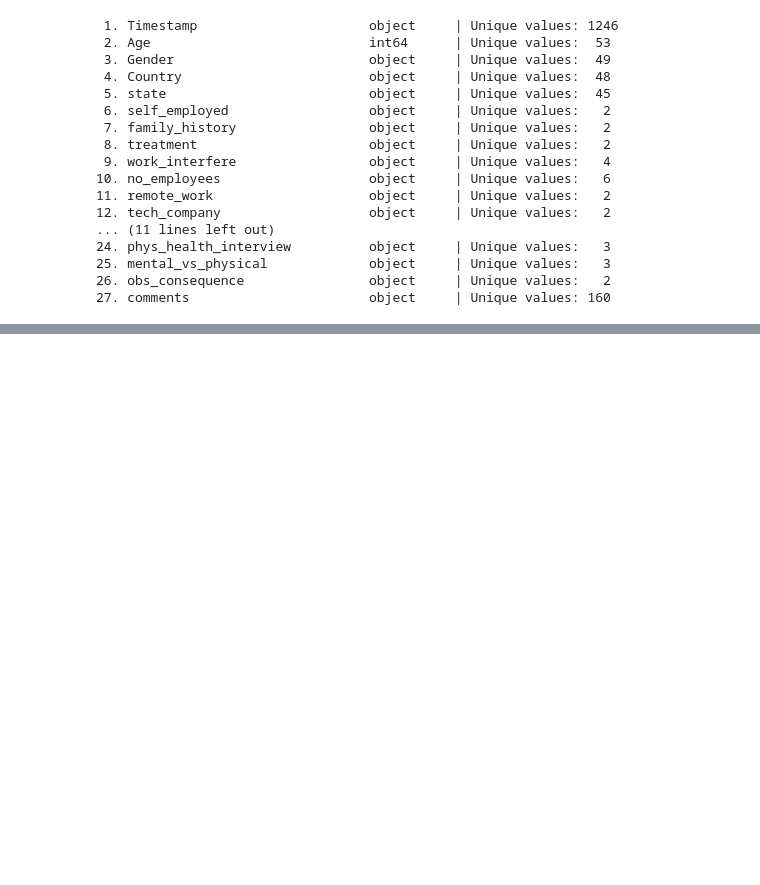
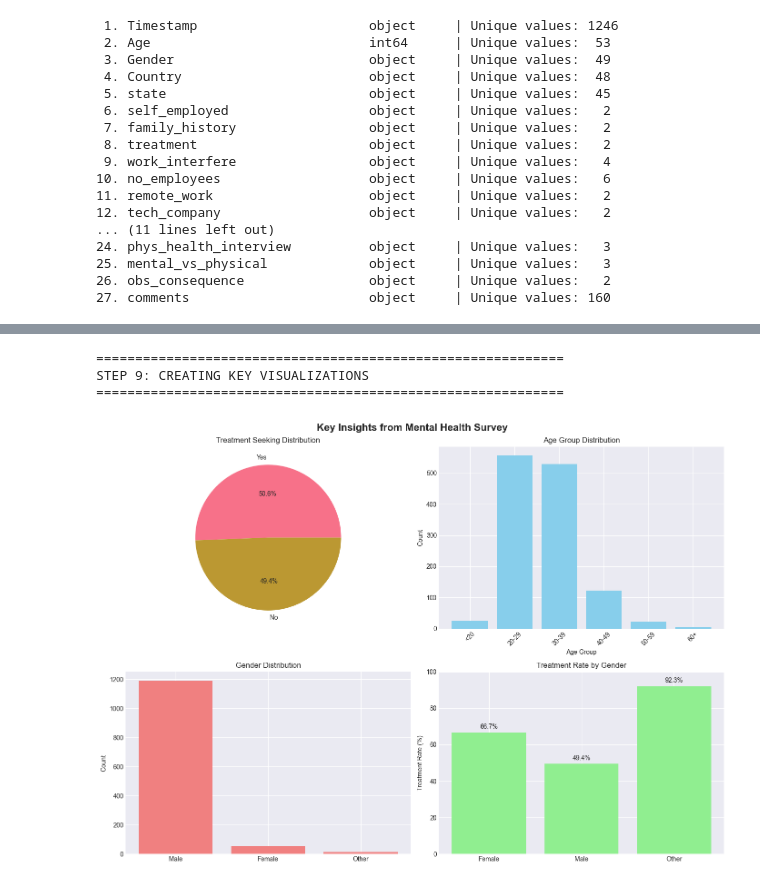
Before and after one commit to alivianay/stresss, a Jupyter notebook: notebook/tech_workers.ipynb, the cells around one changed output, grey strips where cells are left out. Drawn from its saved outputs; the diff is of its cells as text; code cells hidden in the pictures; blank space fills up the shorter version.

```diff
--- a/notebook/tech_workers.ipynb
+++ b/notebook/tech_workers.ipynb
@@ -156,0 +555,46 @@ print(summary_df.to_string())
+# %%
+# ============================================
+# 9. CREATE BASIC VISUALIZATIONS
+# ============================================
+print("\n" + "="*60)
+print("STEP 9: CREATING KEY VISUALIZATIONS")
+print("="*60)
+
+fig, axes = plt.subplots(2, 2, figsize=(14, 10))
+
+# 1. Treatment distribution
+axes[0, 0].pie(treatment_counts.values, labels=treatment_counts.index, autopct='%1.1f%%')
+axes[0, 0].set_title('Treatment Seeking Distribution')
+
+# 2. Age distribution
+axes[0, 1].bar(age_groups.index, age_groups.values, color='skyblue')
+axes[0, 1].set_title('Age Group Distribution')
+axes[0, 1].set_xlabel('Age Group')
+axes[0, 1].set_ylabel('Count')
+axes[0, 1].tick_params(axis='x', rotation=45)
+
+# 3. Gender distribution
+axes[1, 0].bar(gender_dist.index, gender_dist.values, color='lightcoral')
+axes[1, 0].set_title('Gender Distribution')
+axes[1, 0].set_ylabel('Count')
+
+# 4. Treatment by gender
+treatment_by_gender = df.groupby('Gender_clean')['treatment'].apply(
+    lambda x: (x == 'Yes').mean() * 100
+)
+axes[1, 1].bar(treatment_by_gender.index, treatment_by_gender.values, color='lightgreen')
+axes[1, 1].set_title('Treatment Rate by Gender')
+axes[1, 1].set_ylabel('Treatment Rate (%)')
+axes[1, 1].set_ylim([0, 100])
+for i, rate in enumerate(treatment_by_gender.values):
+    axes[1, 1].text(i, rate + 2, f'{rate:.1f}%', ha='center')
+
+plt.suptitle('Key Insights from Mental Health Survey', fontsize=16, fontweight='bold')
+plt.tight_layout()
+plt.savefig('key_insights.png', dpi=300)
+plt.show()
+# %% [output]
+============================================================
+STEP 9: CREATING KEY VISUALIZATIONS
+============================================================
+[figure, added]
```
Also changed, not shown: parts of 8 cells of this notebook, 4 other files.
